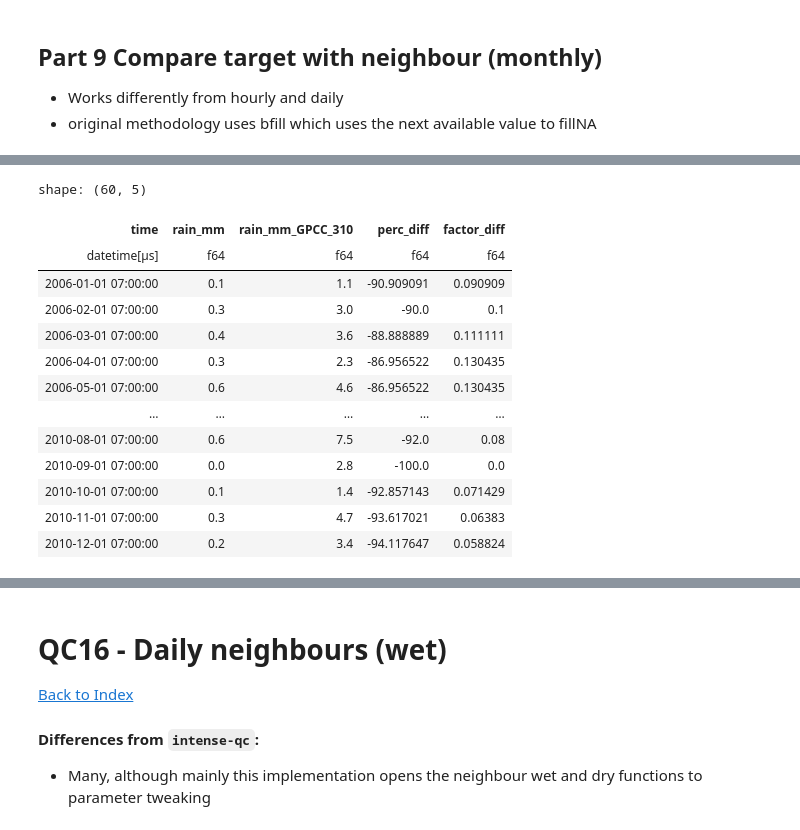
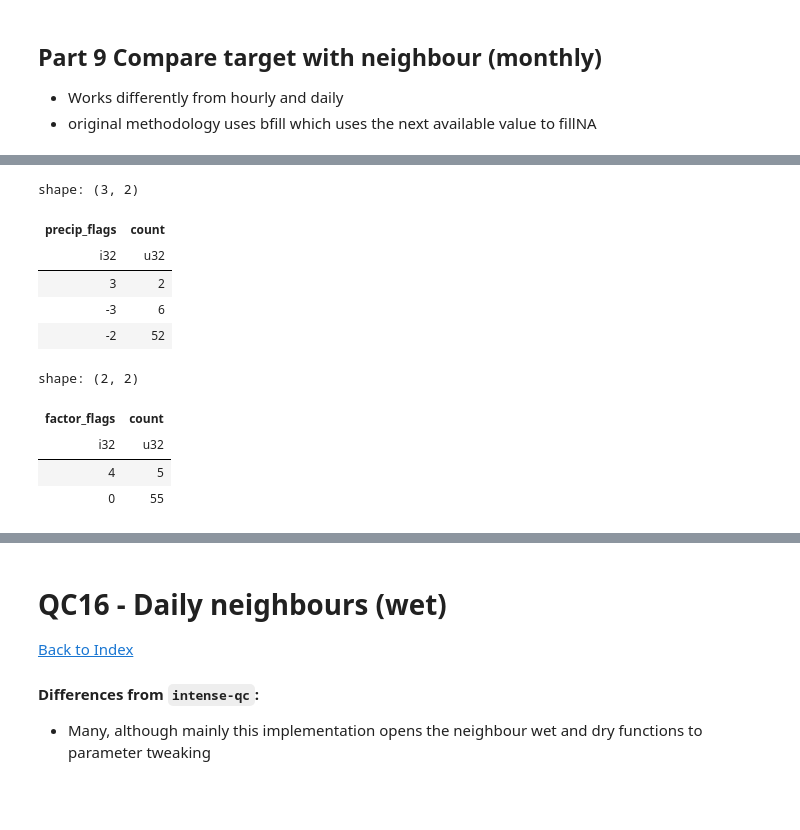
Before and after one commit to Thomasjkeel/RainfallQC-notebooks, a Jupyter notebook: notebooks/neighbour_checks.ipynb, the cells around one changed output, grey strips where cells are left out. Cells and saved outputs as stored; diff of their text form; code cells hidden in the pictures; blank space fills up the shorter version.

```diff
--- a/notebooks/neighbour_checks.ipynb
+++ b/notebooks/neighbour_checks.ipynb
@@ -916,19 +919,22 @@ joined_gauges_gpcc_monthly_perc_diff = joined_gauges_gpcc_monthly.with_columns(
     factor_diff=pl.col(rain_col) / pl.col(gpcc_col_name)
 )
 # %%
-joined_gauges_gpcc_monthly_perc_diff
+joined_gauges_gpcc_monthly_flags = joined_gauges_gpcc_monthly_perc_diff.with_columns(
+    pl.when(pl.col("perc_diff") <= -100.0).then(-3)
+    .when((pl.col("perc_diff") <= -50.0) & (pl.col("perc_diff") > -100.0)).then(-2)
+    .when((pl.col("perc_diff") <= -25.0) & (pl.col("perc_diff") > -50.0)).then(-1)
+    .when((pl.col("perc_diff") < 25.0) & (pl.col("perc_diff") > -25.0)).then(0)
+    .when((pl.col("perc_diff") >= 25.0) & (pl.col("perc_diff") < 50.0)).then(1)
+    .when((pl.col("perc_diff") >= 50.0) & (pl.col("perc_diff") < 100.0)).then(2)
+    .when(pl.col("perc_diff") >= 100.0).then(3)
+    .otherwise(None)
+    .alias("precip_flags"),
+    pl.when((pl.col("factor_diff") < 11) & (pl.col("factor_diff") > 9)).then(1)
+    .when((pl.col("factor_diff") < 26) & (pl.col("factor_diff") > 24)).then(2)
+    .when((pl.col("factor_diff") < 3) & (pl.col("factor_diff") > 2)).then(3)
+    .when((pl.col("factor_diff") > 1/11) & (pl.col("factor_diff") < 1/9)).then(4)
+    .when((pl.col("factor_diff") > 1/26) & (pl.col("factor_diff") < 1/24)).then(5)
+    .when((pl.col("factor_diff") > 1/3) & (pl.col("factor_diff") < 1/2)).then(6)
+    .otherwise(0)
+    .alias("factor_flags")
+)
-# %% [output]
-shape: (60, 5)
-| time | rain_mm | rain_mm_GPCC_310 | perc_diff | factor_diff |
-| datetime[μs] | f64 | f64 | f64 | f64 |
-| 2006-01-01 07:00:00 | 0.1 | 1.1 | -90.909091 | 0.090909 |
-| 2006-02-01 07:00:00 | 0.3 | 3.0 | -90.0 | 0.1 |
-| 2006-03-01 07:00:00 | 0.4 | 3.6 | -88.888889 | 0.111111 |
-| 2006-04-01 07:00:00 | 0.3 | 2.3 | -86.956522 | 0.130435 |
-| 2006-05-01 07:00:00 | 0.6 | 4.6 | -86.956522 | 0.130435 |
-| … | … | … | … | … |
-| 2010-08-01 07:00:00 | 0.6 | 7.5 | -92.0 | 0.08 |
-| 2010-09-01 07:00:00 | 0.0 | 2.8 | -100.0 | 0.0 |
-| 2010-10-01 07:00:00 | 0.1 | 1.4 | -92.857143 | 0.071429 |
-| 2010-11-01 07:00:00 | 0.3 | 4.7 | -93.617021 | 0.06383 |
-| 2010-12-01 07:00:00 | 0.2 | 3.4 | -94.117647 | 0.058824 |
@@ -1055,0 +941,17 @@ shape: (60, 5)
+# %%
+joined_gauges_gpcc_monthly_flags['precip_flags'].value_counts()
+# %% [output]
+shape: (3, 2)
+| precip_flags | count |
+| i32 | u32 |
+| 3 | 2 |
+| -3 | 6 |
+| -2 | 52 |
+# %%
+joined_gauges_gpcc_monthly_flags['factor_flags'].value_counts()
+# %% [output]
+shape: (2, 2)
+| factor_flags | count |
+| i32 | u32 |
+| 4 | 5 |
+| 0 | 55 |
```
Also changed, not shown: parts of 20 cells of this notebook.
